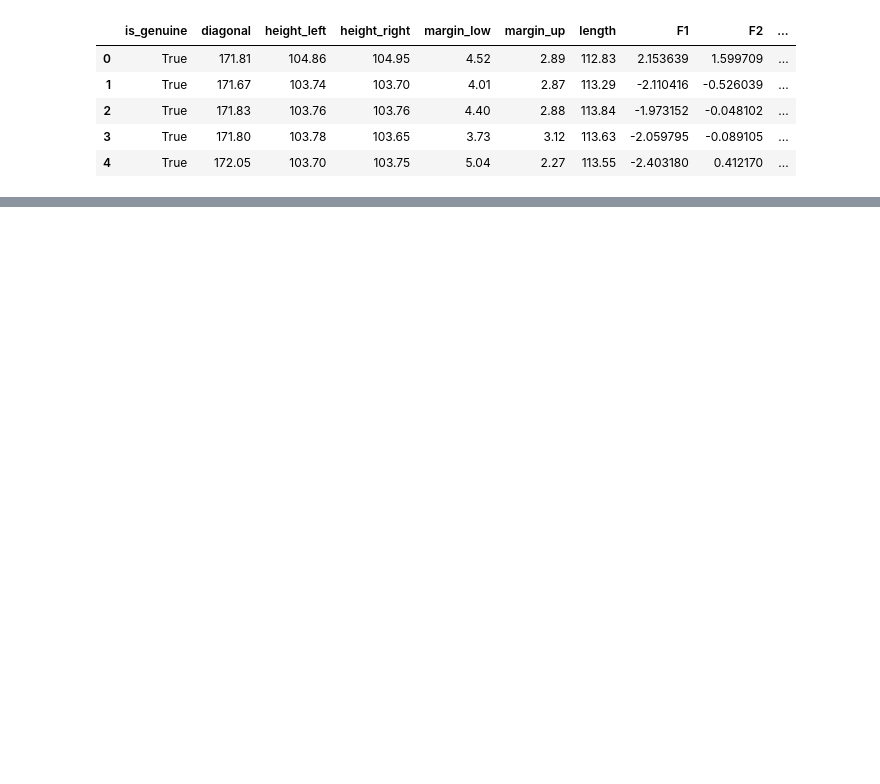
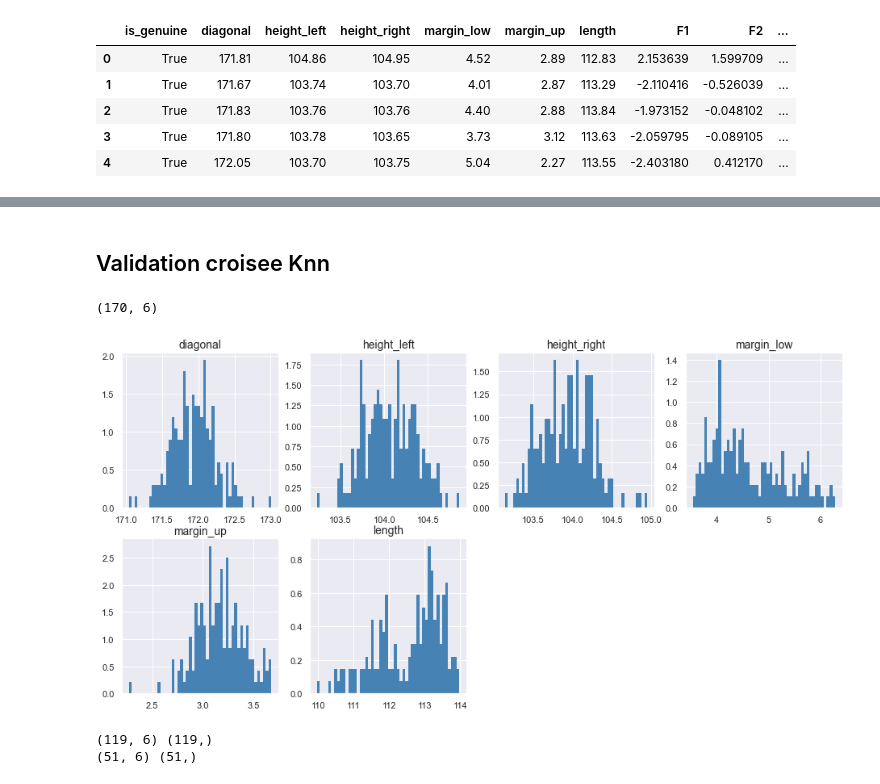
Before and after one commit to TheoChastrePradat/P6_Detection_Faux_Billets, a Jupyter notebook: P6_01_code.ipynb, the cells around one changed output, grey strips where cells are left out. Drawn from its saved outputs; the diff is of its cells as text; code cells hidden in the pictures; blank space fills up the shorter version.

Commit message:
validation croisee et matrice de confusion

```diff
--- a/P6_01_code.ipynb
+++ b/P6_01_code.ipynb
@@ -691,0 +825,17 @@ prop.head()
+# %% [markdown]
+## Validation croisee Knn
+# %%
+X = data[data.columns[1:]].values
+y = data['is_genuine'].values
+# %%
+X.shape
+# %% [output]
+(170, 6)
+# %%
+fig = plt.figure(figsize=(16, 12))
+for feat_idx in range(X.shape[1]):
+    ax = fig.add_subplot(3,4, (feat_idx+1))
+    h = ax.hist(X[:, feat_idx], bins=50, color='steelblue', density=True, edgecolor='none')
+    ax.set_title(data.columns[feat_idx+1], fontsize=14)
+# %% [output]
+[figure, added]
@@ -691,0 +847,6 @@ prop.head()
+# %%
+print (X_train.shape, y_train.shape)
+print (X_test.shape, y_test.shape)
+# %% [output]
+(119, 6) (119,)
+(51, 6) (51,)
```
Also changed, not shown: parts of 80 cells of this notebook.
